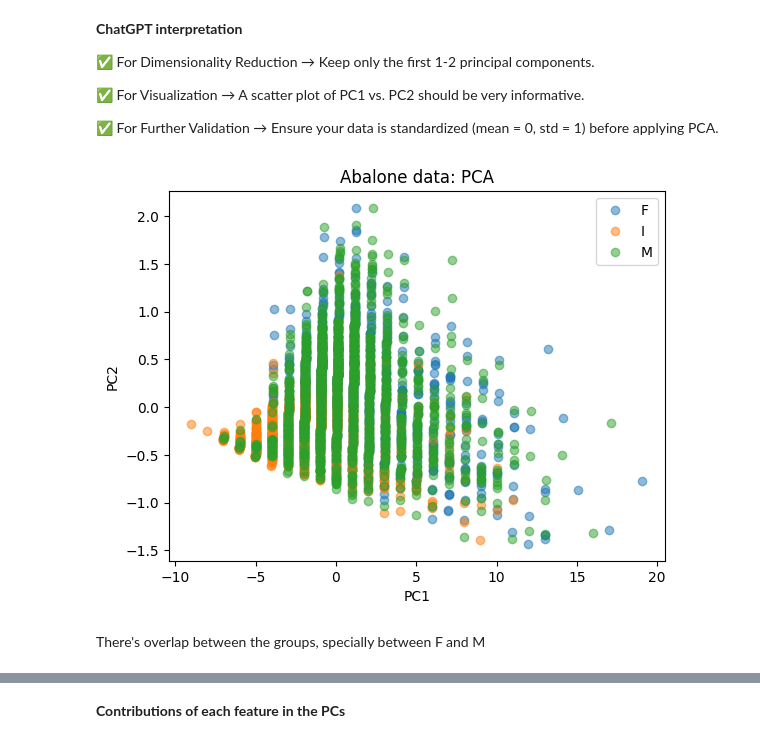
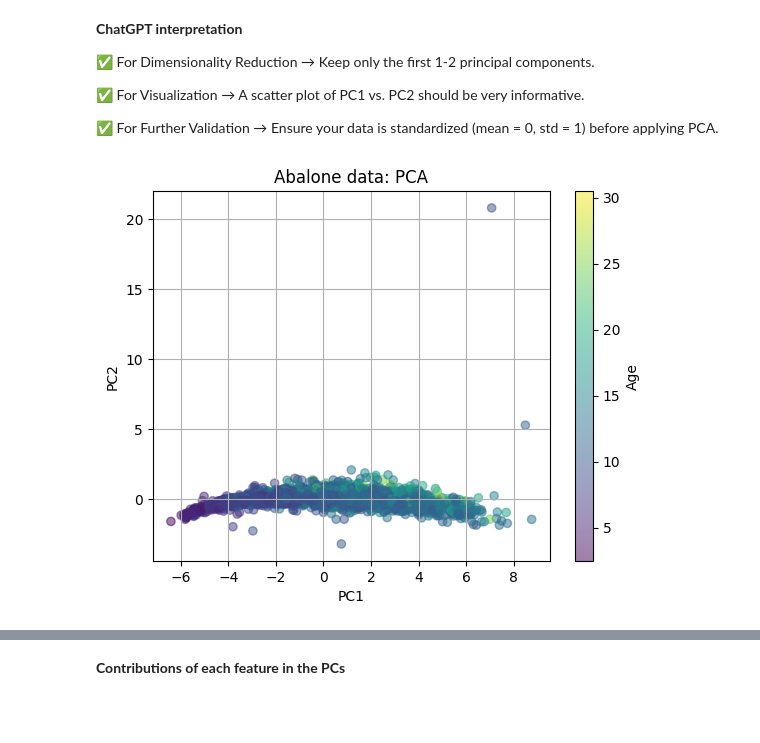
Before and after one commit to raquel-ch/intro_ml, a Jupyter notebook: project1.ipynb, the cells around one changed output, grey strips where cells are left out. Drawn from its saved outputs; the diff is of its cells as text; code cells hidden in the pictures; blank space fills up the shorter version.

```diff
--- a/project1.ipynb
+++ b/project1.ipynb
@@ -34,7 +34,7 @@ Index(['Sex', 'Length', 'Diameter', 'Height', 'Whole weight', 'Shucked weight',
 # %%
 raw_data = df.values
 
-cols = range(1, 9)
+cols = range(1, 8)  # Exclude 'Sex' and 'Rings' (columns index 0 and 8)
 X = raw_data[:, cols]
 
 print(X)
@@ -68,3 +70,6 @@ y = np.array([classDict[cl] for cl in classLabels])
 print(y)
 # %% [output]
 [2 2 0 ... 2 0 2]
+# %%
+y = raw_data[:, 8].astype(float) + 1.5  # Rings + 1.5 for age
+print(y)
@@ -80,3 +100,9 @@ N, M, C
+# %%
+from sklearn.preprocessing import StandardScaler
+
+scaler = StandardScaler()
+stand_X = scaler.fit_transform(X)  # Standardize features
+stand_X = np.array(stand_X, dtype=np.float64)
 # %%
 import matplotlib.pyplot as plt
 from scipy.linalg import svd
@@ -114,7 +153,7 @@ X = np.array(X, dtype=np.float64)
 # %%
 # Subtract mean value from data
 # Note: Here we use Y to in teh book we often use X with a hat-symbol on top.
-Y = X - np.ones((N, 1)) * X.mean(axis=0)
+Y = stand_X - np.ones((N, 1)) * stand_X.mean(axis=0)
 
 # Note: Here we call the Sigma matrix in the SVD S for notational convinience
 U, S, Vh = svd(Y, full_matrices=False)
@@ -153,26 +206,19 @@ plt.show()
 # %%
 # Project the centered data onto principal component space
 Z = Y @ V
 
 # Indices of the principal components to be plotted (PC1 and PC2)
 i = 0
 j = 1
 
 # Plot PCA of the data
 f = plt.figure()
 plt.title("Abalone data: PCA")
-# Z = array(Z)
-for c in range(C):
-    # select indices belonging to class c:
-    class_mask = y == c
-    plt.plot(Z[class_mask, i], Z[class_mask, j], "o", alpha=0.5)
-plt.legend(classNames)
-plt.xlabel("PC{0}".format(i + 1))
-plt.ylabel("PC{0}".format(j + 1))
-
-# Output result to screen
+plt.scatter(Z[:, 0], Z[:, 1], c=y, cmap="viridis", alpha=0.5)  # Color by age
+plt.colorbar(label="Age")
+plt.xlabel("PC1")
+plt.ylabel("PC2")
+plt.grid()
 plt.show()
 # %% [output]
-[figure, old version]
+[figure, new version]
-# %% [markdown]
-There's overlap between the groups, specially between F and M
```
Also changed, not shown: parts of 17 cells of this notebook.
